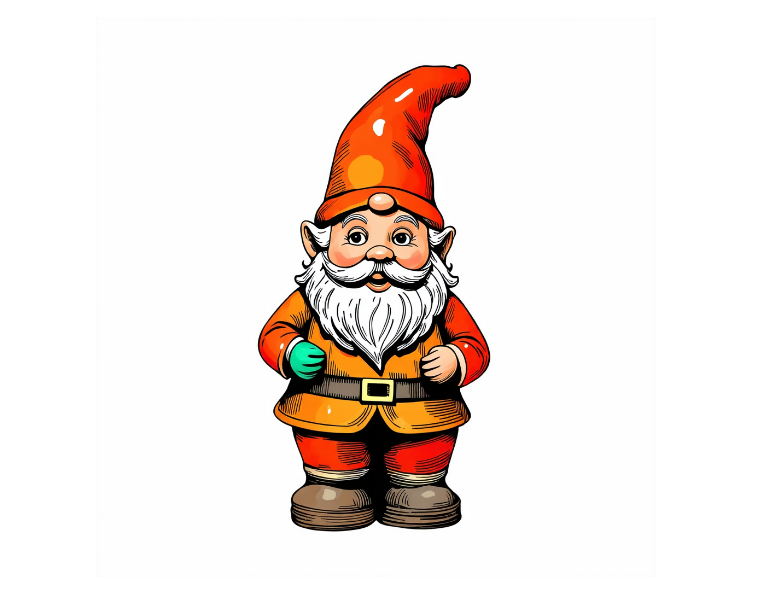
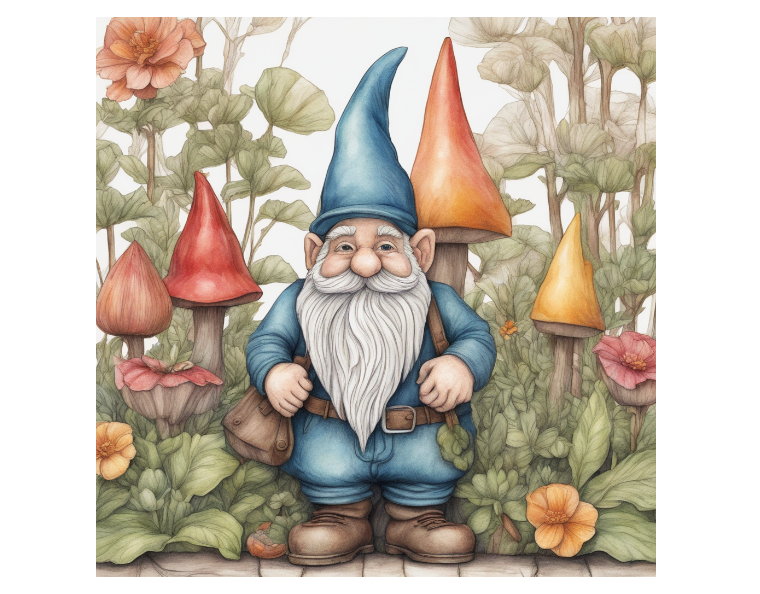
Before and after one commit to Ebony59/hongfan_imagegen, a Jupyter notebook: generation.ipynb, the cells around one changed output. Saved outputs shown, nothing was run; the diff lists cells and outputs as text; code cells hidden in the pictures.

Commit message:
start fine tune

```diff
--- a/generation.ipynb
+++ b/generation.ipynb
@@ -27,0 +27,4 @@ StableDiffusion3Pipeline {
+# %%
+model_id = "stabilityai/stable-diffusion-xl-base-1.0"
+base = DiffusionPipeline.from_pretrained(model_id, torch_dtype=torch.float16)
+base.to("cuda")
@@ -28,14 +77,28 @@ StableDiffusion3Pipeline {
 # %%
-image = pipe(
-    """
-       A beautifully hand-drawn garden gnome decoration in a whimsical illustrated style.
-       The lines are slightly sketchy with smooth, painterly textures, evoking a warm and artistic aesthetic. The colors are vibrant yet slightly soft, blending like traditional colored pencil or watercolor artwork.
-       The background is plain white for product display.
-    """,
-    negative_prompt="",
-    num_inference_steps=100,
-    guidance_scale=8,
-).images[0]
-image
+n_steps = 40
+high_noise_frac = 0.9
+
+prompt = """
+   A highly detailed hand-drawn illustration of a whimsical resin garden gnome.
+   The lines are slightly sketchy with smooth, painterly textures, evoking a warm and artistic aesthetic. The colors are vibrant yet slightly soft, blending like traditional colored pencil or watercolor artwork.
+   The background is a plain white studio setting for product photography.
+
+"""
-# %% [output]
-[figure, removed]
+# %%
+image = base(
+    prompt=prompt,
+    num_inference_steps=n_steps,
+    denoising_end=high_noise_frac,
+    guidance_scale=7,
+    output_type="latent",
+).images
+image = refiner(
+    prompt=prompt,
+    num_inference_steps=n_steps,
+    denoising_start=high_noise_frac,
+    guidance_scale=4,
+    image=image,
+).images[0]
+image
+# %% [output]
+[figure, added]
```
Also changed, not shown: parts of 7 cells of this notebook, 17 other files.
